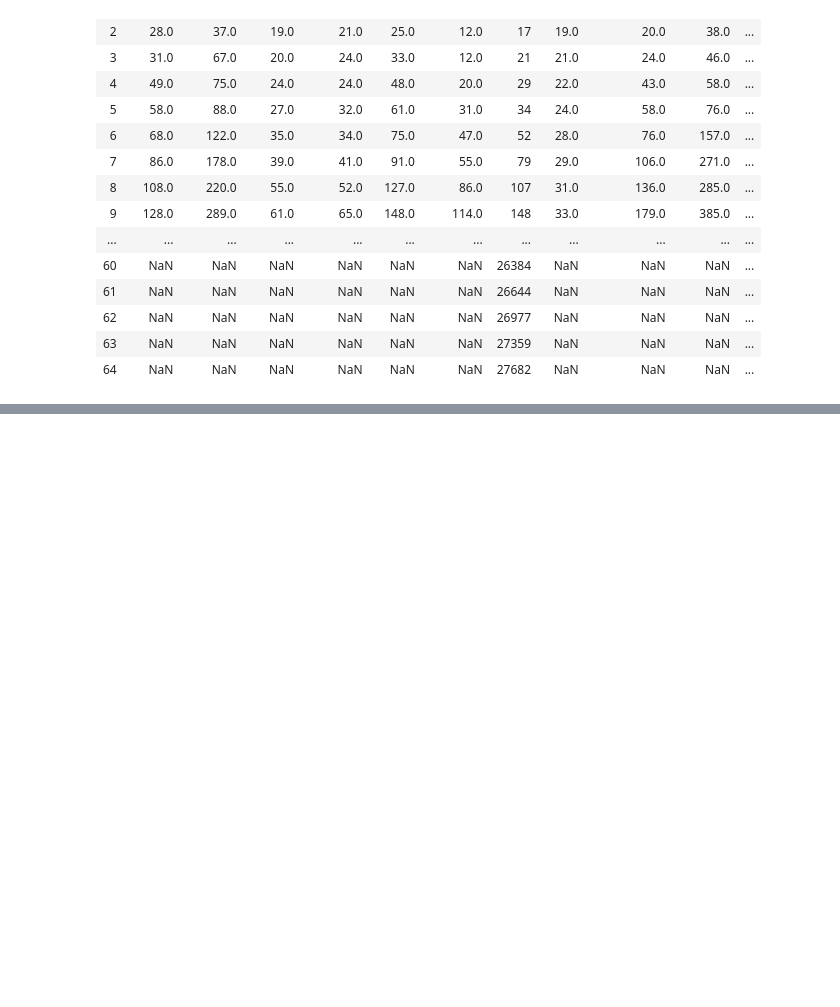
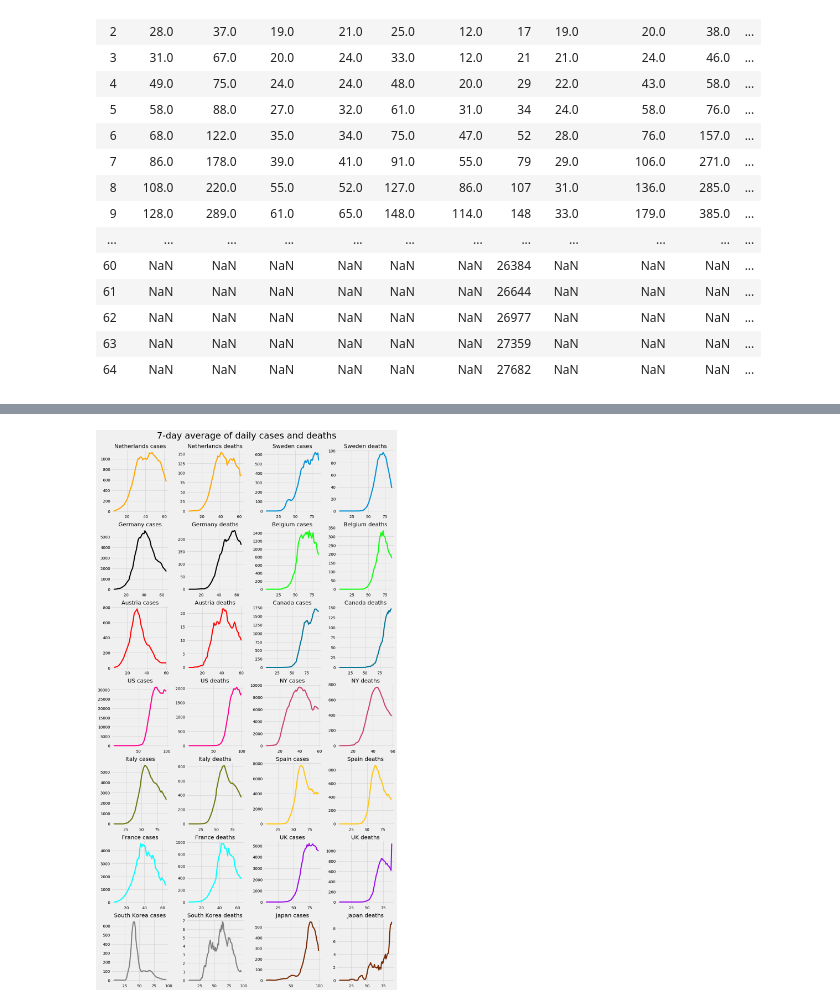
Before and after one commit to DeCooper88/corona, a Jupyter notebook: corona_dashboard.ipynb, the cells around one changed output, grey strips where cells are left out. Saved outputs shown, nothing was run; the diff lists cells and outputs as text; code cells hidden in the pictures; blank space fills up the shorter version.

Commit message:
Add daily growth graphs

```diff
--- a/corona_dashboard.ipynb
+++ b/corona_dashboard.ipynb
@@ -387,0 +269,93 @@ nl.deaths_7da.plot(kind='bar', ax=axs3[1]);
+# %%
+nl = country_dataframe(wiki_data, 'nl')
+se = country_dataframe(wiki_data, 'se')
+be = country_dataframe(wiki_data, 'be')
+de = country_dataframe(wiki_data, 'de')
+at = country_dataframe(wiki_data, 'at')
+ca = country_dataframe(wiki_data, 'ca')
+us = country_dataframe(wiki_data, 'us')
+ny = country_dataframe(wiki_data, 'ny')
+it = country_dataframe(wiki_data, 'it')
+es = country_dataframe(wiki_data, 'es')
+fr = country_dataframe(wiki_data, 'fr')
+uk = country_dataframe(wiki_data, 'uk')
+kr = country_dataframe(wiki_data, 'kr')
+jp = country_dataframe(wiki_data, 'jp')
+# %%
+# Plotting all the subplots
+fig, axes = plt.subplots(7, 4, figsize=(15, 28), constrained_layout=True)
+fig.suptitle('7-day average of daily cases and deaths', fontsize=32)
+
+axes[0, 0].plot(nl.cases_7da, color='orange')
+axes[0, 0].set(title='Netherlands cases')
+axes[0, 1].plot(nl.deaths_7da, color='orange')
+axes[0, 1].set(title='Netherlands deaths')
+
+axes[0, 2].plot(se.cases_7da)
+axes[0, 2].set(title='Sweden cases')
+axes[0, 3].plot(se.deaths_7da)
+axes[0, 3].set(title='Sweden deaths')
+
+axes[1, 0].plot(de.cases_7da, color='black')
+axes[1, 0].set(title='Germany cases')
+axes[1, 1].plot(de.deaths_7da, color='black')
+axes[1, 1].set(title='Germany deaths')
+
+axes[1, 2].plot(be.cases_7da, color='xkcd:neon green')
+axes[1, 2].set(title='Belgium cases')
+axes[1, 3].plot(be.deaths_7da, color='xkcd:neon green')
+axes[1, 3].set(title='Belgium deaths')
+
+axes[2, 0].plot(at.cases_7da, color='red')
+axes[2, 0].set(title='Austria cases')
+axes[2, 1].plot(at.deaths_7da, color='red')
+axes[2, 1].set(title='Austria deaths')
+
+axes[2, 2].plot(ca.cases_7da, color='xkcd:sea blue')
+axes[2, 2].set(title='Canada cases')
+axes[2, 3].plot(ca.deaths_7da, color='xkcd:sea blue')
+axes[2, 3].set(title='Canada deaths')
+
+axes[3, 0].plot(us.cases_7da, color='xkcd:hot pink')
+axes[3, 0].set(title='US cases')
+axes[3, 1].plot(us.deaths_7da, color='xkcd:hot pink')
+axes[3, 1].set(title='US deaths')
+
+axes[3, 2].plot(ny.cases_7da, color='xkcd:dark pink')
+axes[3, 2].set(title='NY cases')
+axes[3, 3].plot(ny.deaths_7da, color='xkcd:dark pink')
+axes[3, 3].set(title='NY deaths')
+
+axes[4, 0].plot(it.cases_7da, color='xkcd:olive')
+axes[4, 0].set(title='Italy cases')
+axes[4, 1].plot(it.deaths_7da, color='xkcd:olive')
+axes[4, 1].set(title='Italy deaths')
+
+axes[4, 2].plot(es.cases_7da, color='xkcd:golden yellow')
+axes[4, 2].set(title='Spain cases')
+axes[4, 3].plot(es.deaths_7da, color='xkcd:golden yellow')
+axes[4, 3].set(title='Spain deaths')
+
+axes[5, 0].plot(fr.cases_7da, color='xkcd:cyan')
+axes[5, 0].set(title='France cases')
+axes[5, 1].plot(fr.deaths_7da, color='xkcd:cyan')
+axes[5, 1].set(title='France deaths')
+
+axes[5, 2].plot(uk.cases_7da, color='xkcd:violet')
+axes[5, 2].set(title='UK cases')
+axes[5, 3].plot(uk.loc[:88, 'deaths_7da'], color='xkcd:violet')
+axes[5, 3].set(title='UK deaths')
+
+axes[6, 0].plot(kr.cases_7da, color='grey')
+axes[6, 0].set(title='South Korea cases')
+axes[6, 1].plot(kr.deaths_7da, color='grey')
+axes[6, 1].set(title='South Korea deaths')
+
+axes[6, 2].plot(jp.cases_7da, color='xkcd:chestnut')
+axes[6, 2].set(title='Japan cases')
+axes[6, 3].plot(jp.loc[:88, 'deaths_7da'], color='xkcd:chestnut')
+axes[6, 3].set(title='Japan deaths')
+
+plt.show()
+# %% [output]
+[figure, added]
```
Also changed, not shown: parts of 8 cells of this notebook.
